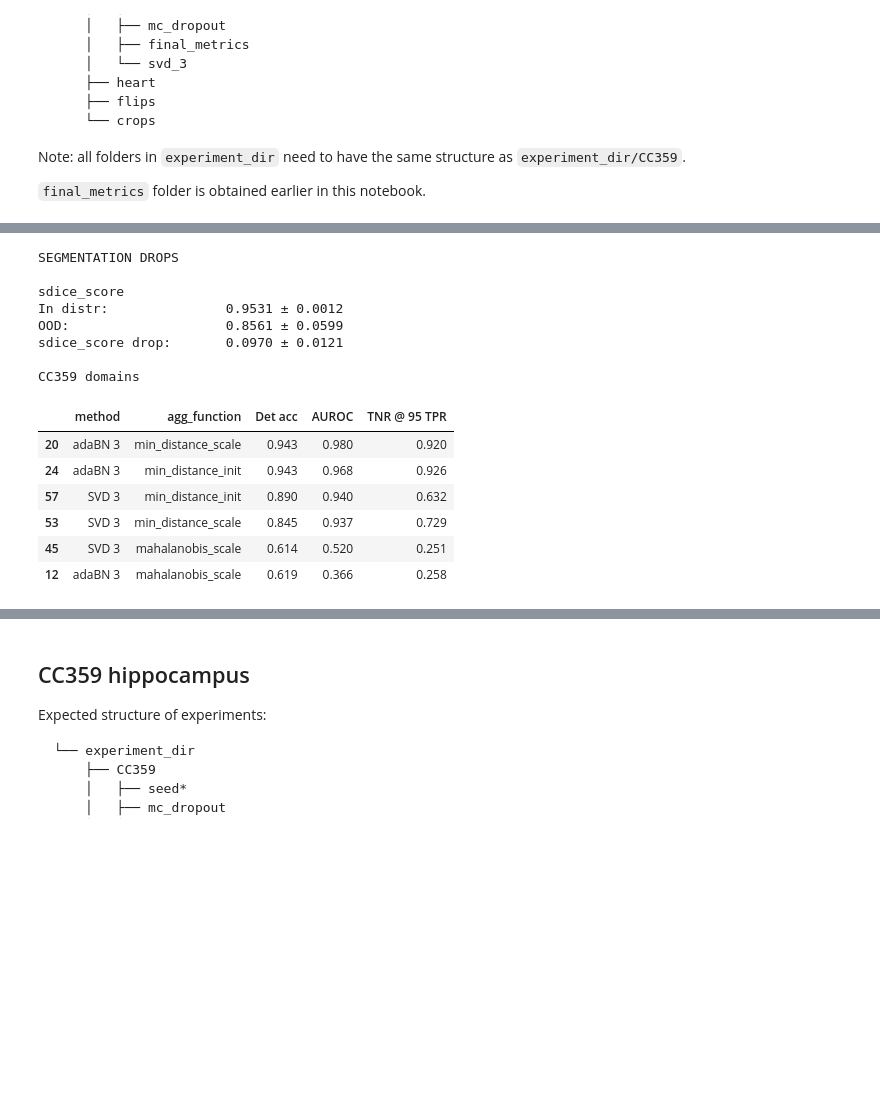
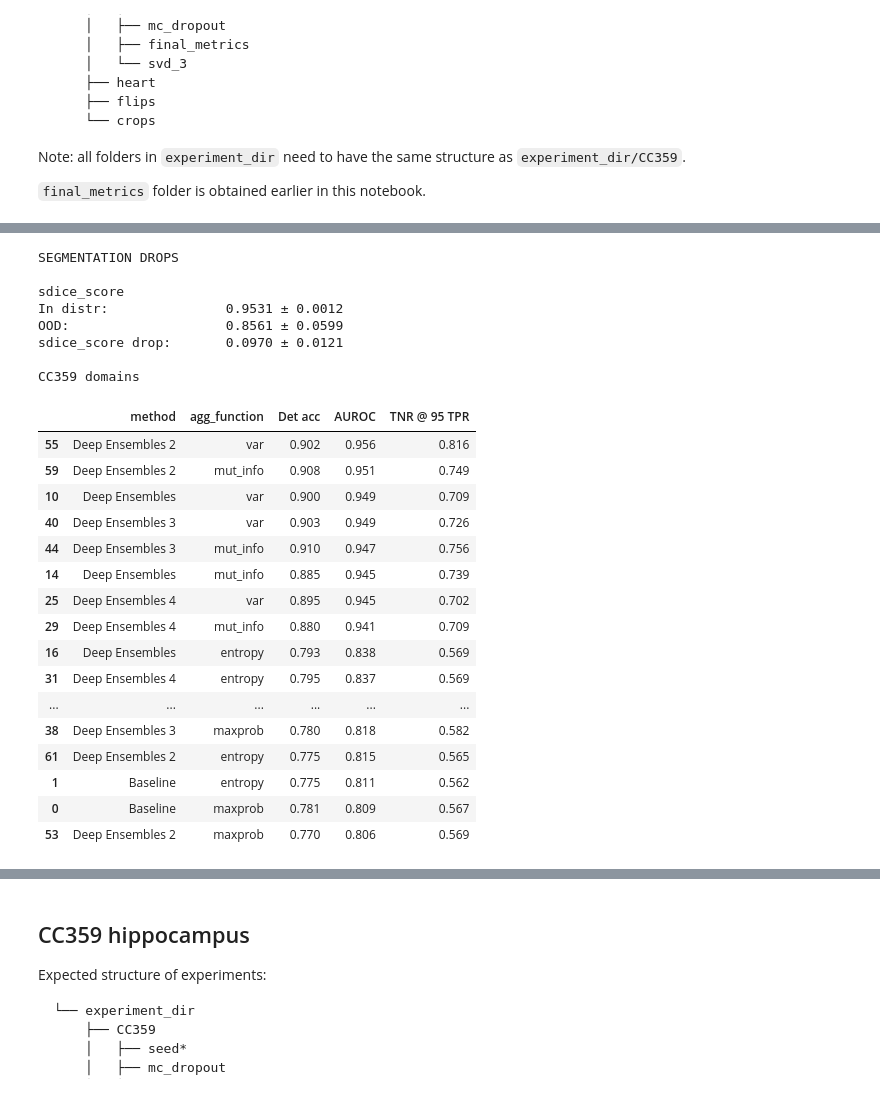
Before and after one commit to DFrolova/ood_playground, a Jupyter notebook: notebooks/Results.ipynb, the cells around one changed output, grey strips where cells are left out. Cells and saved outputs as stored; diff of their text form; code cells hidden in the pictures; blank space fills up the shorter version.

Commit message:
updated notebooks with results

```diff
--- a/notebooks/Results.ipynb
+++ b/notebooks/Results.ipynb
@@ -942,0 +2274,12 @@ def filter_new(results_data):
+# %%
+ind_experiment_dir = '/shared/experiments/ood_playground/mood/brain'
+test_ids = load(os.path.join(ind_experiment_dir, 'test_ids.json'))
+is_ood_id = {uid: dataset.fold(uid) == 'toy' and dataset.sample_label(uid) == '1' for uid in test_ids}
+
+result = get_all_metrics_mood(ind_experiment_dir, filter_func=filter_func, data_name='MOOD brain',
+                              methods_dict=methods_dict, is_ood_id=is_ood_id)
+
+if collect_results:
+    all_dataframes['MOOD brain'] = result
+
+result
@@ -943,14 +2304,28 @@ def filter_new(results_data):
 # %%
 COLUMN_NAMES = ['method', 'agg_function', 'Det acc', 'AUROC', 'TNR @ 95 TPR']
-filter_func = filter_new#filter_iou_top_n
+filter_func = filter_new
 methods_dict = {
-                # 'Deep Ensembles': 'final_metrics',
+                'Deep Ensembles': 'final_metrics',
+                'Deep Ensembles 4': 'final_metrics_4',
+                'Deep Ensembles 3': 'final_metrics_3',
+                'Deep Ensembles 2': 'final_metrics_2',
                 # 'MC-Dropout': 'mc_dropout',
-                'adaBN 3': 'feature_mean_std_3',
+                # 'adaBN 3': 'feature_mean_std_3',
                 # 'adaBN 19': 'feature_mean_std_19',
-                'SVD 3': 'svd_3',
+                # 'Sing vector': 'sing_vectors_3',
+                # 'SVD 3': 'svd_3',
+                # 'image SVD': '/homes/dfrolova/ood-playground/notebooks/image_svd_embeddings/',
+                # 'image statistics': '/homes/dfrolova/ood-playground/notebooks/image_features/',
+                # 'GODIN': 'godin',
                 # 'SVD 19': 'svd_19',
                 # 'pNML regret': 'pnml_regret',
+                # 'embeddings 3': 'embeddings_3',
+                # 'embeddings 19': 'embeddings_19',
+                # 'Hist 50': 'histograms_50',
+                # 'Hist 100': 'histograms_100',
+                # 'Hist 150': 'histograms_150',
+                # 'Hist 200': 'histograms_200',
+                # 'Hist 256': 'histograms_256',
                }
 # %%
 experiment_dir = '/shared/experiments/ood_playground/cc359/brain_segm/'
@@ -961,25 +2336,42 @@ dataset = apply(Rescale3D(CC359(data_path), voxel_spacing), load_image=scale_mri
+# %%
+calc_corr = False
+if calc_corr:
+    COLUMN_NAMES = ['method', 'agg_function', 'Det acc', 'AUROC', 'TNR @ 95 TPR', 'Correlation']
+else:
+    COLUMN_NAMES = ['method', 'agg_function', 'Det acc', 'AUROC', 'TNR @ 95 TPR']
 # %%
 result = get_all_metrics(ind_experiment_dir, filter_func=filter_func, data_name='CC359 domains',
-                methods_dict=methods_dict, uid_folds=dataset.df['fold'], segm_metrics=segm_metrics)
+                methods_dict=methods_dict, uid_folds=cc359_folds, segm_metrics=segm_metrics,
+                calc_corr=calc_corr, corr_segm_metric='sdice_score')
 
 if collect_results:
-    all_dataframes.append(result)
+    all_dataframes['MRI: CC359 domains'] = result
 
 result
 # %% [output]
 SEGMENTATION DROPS
 
 sdice_score
 In distr:               0.9531 ± 0.0012
 OOD:                    0.8561 ± 0.0599
 sdice_score drop:       0.0970 ± 0.0121
 
 CC359 domains
 |  | method | agg_function | Det acc | AUROC | TNR @ 95 TPR |
-| 20 | adaBN 3 | min_distance_scale | 0.943 | 0.980 | 0.920 |
-| 24 | adaBN 3 | min_distance_init | 0.943 | 0.968 | 0.926 |
-| 57 | SVD 3 | min_distance_init | 0.890 | 0.940 | 0.632 |
-| 53 | SVD 3 | min_distance_scale | 0.845 | 0.937 | 0.729 |
-| 45 | SVD 3 | mahalanobis_scale | 0.614 | 0.520 | 0.251 |
-| 12 | adaBN 3 | mahalanobis_scale | 0.619 | 0.366 | 0.258 |
+| 55 | Deep Ensembles 2 | var | 0.902 | 0.956 | 0.816 |
+| 59 | Deep Ensembles 2 | mut_info | 0.908 | 0.951 | 0.749 |
+| 10 | Deep Ensembles | var | 0.900 | 0.949 | 0.709 |
+| 40 | Deep Ensembles 3 | var | 0.903 | 0.949 | 0.726 |
+| 44 | Deep Ensembles 3 | mut_info | 0.910 | 0.947 | 0.756 |
+| 14 | Deep Ensembles | mut_info | 0.885 | 0.945 | 0.739 |
+| 25 | Deep Ensembles 4 | var | 0.895 | 0.945 | 0.702 |
+| 29 | Deep Ensembles 4 | mut_info | 0.880 | 0.941 | 0.709 |
+| 16 | Deep Ensembles | entropy | 0.793 | 0.838 | 0.569 |
+| 31 | Deep Ensembles 4 | entropy | 0.795 | 0.837 | 0.569 |
+| ... | ... | ... | ... | ... | ... |
+| 38 | Deep Ensembles 3 | maxprob | 0.780 | 0.818 | 0.582 |
+| 61 | Deep Ensembles 2 | entropy | 0.775 | 0.815 | 0.565 |
+| 1 | Baseline | entropy | 0.775 | 0.811 | 0.562 |
+| 0 | Baseline | maxprob | 0.781 | 0.809 | 0.567 |
+| 53 | Deep Ensembles 2 | maxprob | 0.770 | 0.806 | 0.569 |
 # %%
```
Also changed, not shown: parts of 123 cells of this notebook, 5 other files.
